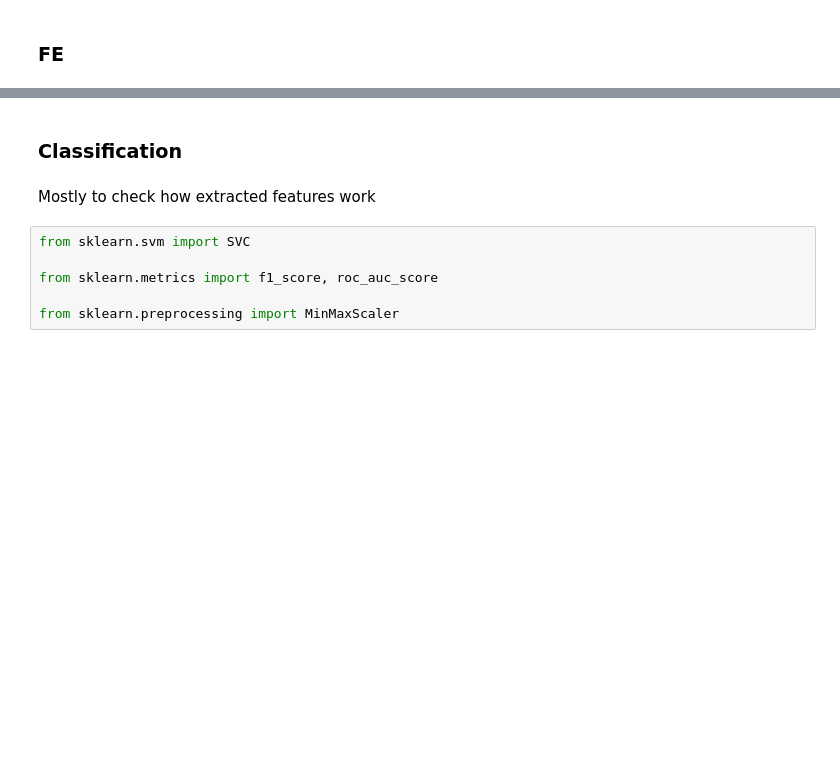
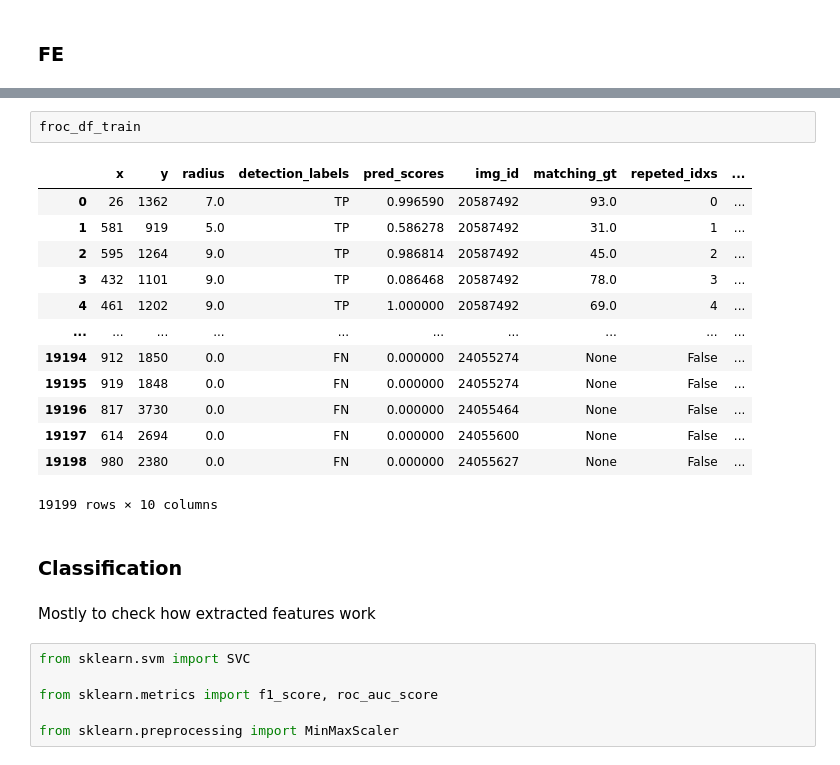
Before and after one commit to joaco18/calc-det, a Jupyter notebook: notebooks/[TEST]GabourFEandAnalysis.ipynb, the cells around one changed output, grey strips where cells are left out. Saved outputs shown, nothing was run; the diff lists cells and outputs as text; blank space fills up the shorter version.

```diff
--- a/notebooks/[TEST]GabourFEandAnalysis.ipynb
+++ b/notebooks/[TEST]GabourFEandAnalysis.ipynb
@@ -71,3 +233,19 @@ pd.to_pickle(fdf, '../data/hough_gabor_features/gabor_train_all_14px_big_diam_si
+# %%
+froc_df_train
+# %% [output]
+|  | x | y | radius | detection_labels | pred_scores | img_id | matching_gt | repeted_idxs | ... |
+| 0 | 26 | 1362 | 7.0 | TP | 0.996590 | 20587492 | 93.0 | 0 | ... |
+| 1 | 581 | 919 | 5.0 | TP | 0.586278 | 20587492 | 31.0 | 1 | ... |
+| 2 | 595 | 1264 | 9.0 | TP | 0.986814 | 20587492 | 45.0 | 2 | ... |
+| 3 | 432 | 1101 | 9.0 | TP | 0.086468 | 20587492 | 78.0 | 3 | ... |
+| 4 | 461 | 1202 | 9.0 | TP | 1.000000 | 20587492 | 69.0 | 4 | ... |
+| ... | ... | ... | ... | ... | ... | ... | ... | ... | ... |
+| 19194 | 912 | 1850 | 0.0 | FN | 0.000000 | 24055274 | None | False | ... |
+| 19195 | 919 | 1848 | 0.0 | FN | 0.000000 | 24055274 | None | False | ... |
+| 19196 | 817 | 3730 | 0.0 | FN | 0.000000 | 24055464 | None | False | ... |
+| 19197 | 614 | 2694 | 0.0 | FN | 0.000000 | 24055600 | None | False | ... |
+| 19198 | 980 | 2380 | 0.0 | FN | 0.000000 | 24055627 | None | False | ... |
+19199 rows × 10 columns
 # %% [markdown]
 ### Classification
 # %% [markdown]
```
Also changed, not shown: parts of 14 cells of this notebook, 4 other files.
